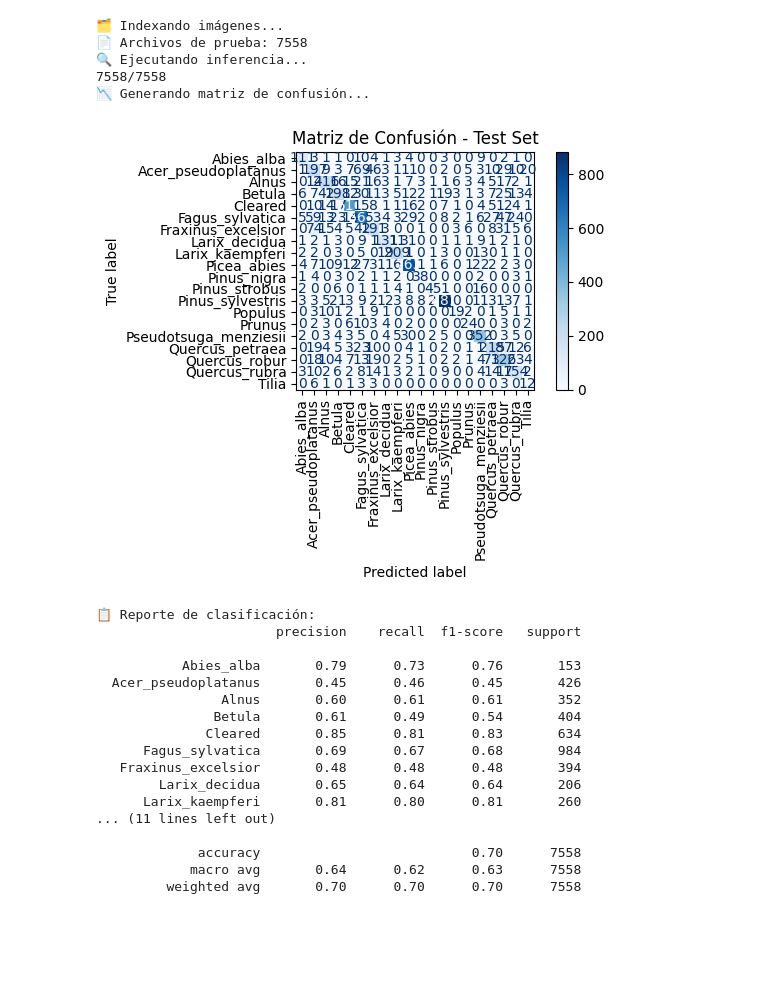
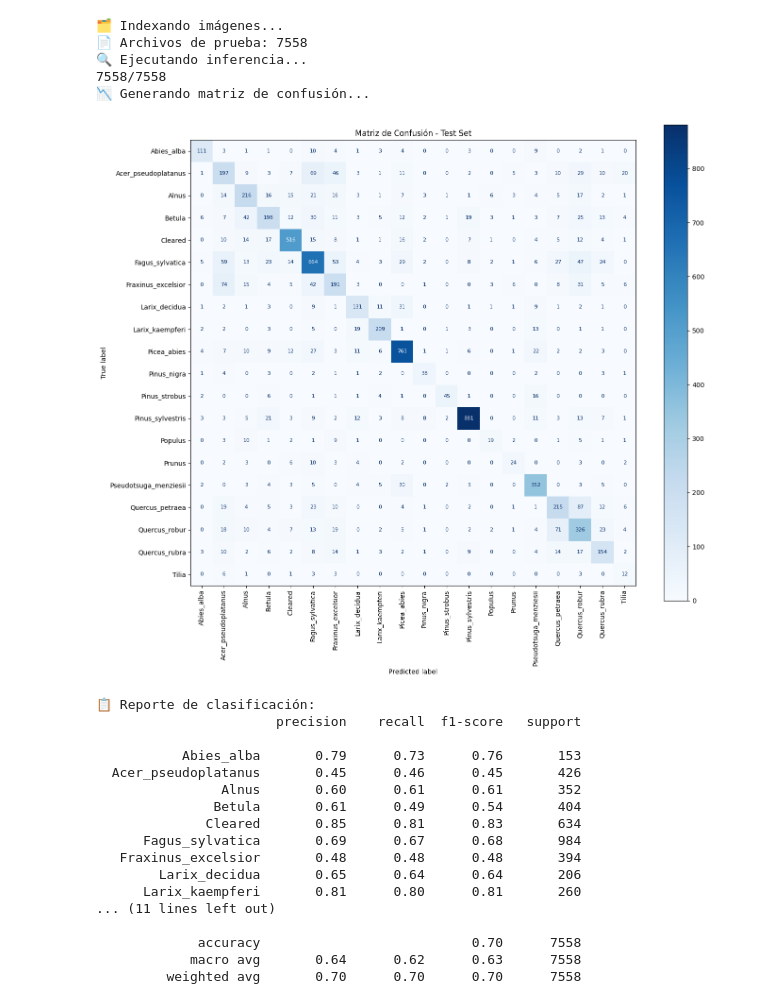
Before and after one commit to shaky0907/TreeTec, a Jupyter notebook: ModelValidation.ipynb, the cells around one changed output. Cells and saved outputs as stored; diff of their text form; code cells hidden in the pictures; blank space fills up the shorter version.

```diff
--- a/ModelValidation.ipynb
+++ b/ModelValidation.ipynb
@@ -106,35 +106,41 @@ for i, filename in enumerate(test_filenames):
     image_tensor = transform(image).unsqueeze(0).to(device)
 
     with torch.no_grad():
         output = model(image_tensor)
         pred_idx = output.argmax(1).item()
 
     true_labels.append(true_idx)
     pred_labels.append(pred_idx)
 
 # -----------------------------
 # Matriz de confusión
 # -----------------------------
 print("\n📉 Generando matriz de confusión...")
 cm = confusion_matrix(true_labels, pred_labels)
 disp = ConfusionMatrixDisplay(confusion_matrix=cm, display_labels=species_list)
-disp.plot(cmap='Blues', xticks_rotation=90)
+fig, ax = plt.subplots(figsize=(14, 12))  # Ajustá tamaño según cantidad de clases
+disp.plot(cmap='Blues', xticks_rotation=90, ax=ax, values_format='d')
+
+# Ajustar tamaño de fuente dentro del gráfico
+for labels in ax.texts:
+    labels.set_fontsize(8)
+
 plt.title("Matriz de Confusión - Test Set")
 plt.tight_layout()
 plt.show()
 
 # -----------------------------
 # Reporte de clasificación
 # -----------------------------
 print("\n📋 Reporte de clasificación:")
 print(classification_report(true_labels, pred_labels, target_names=species_list, zero_division=0))
 # %% [output]
 🗂️ Indexando imágenes...
 📄 Archivos de prueba: 7558
 🔍 Ejecutando inferencia...
 7558/7558
 📉 Generando matriz de confusión...
-[figure, old version]
+[figure, new version]
 📋 Reporte de clasificación:
                        precision    recall  f1-score   support
 
```
